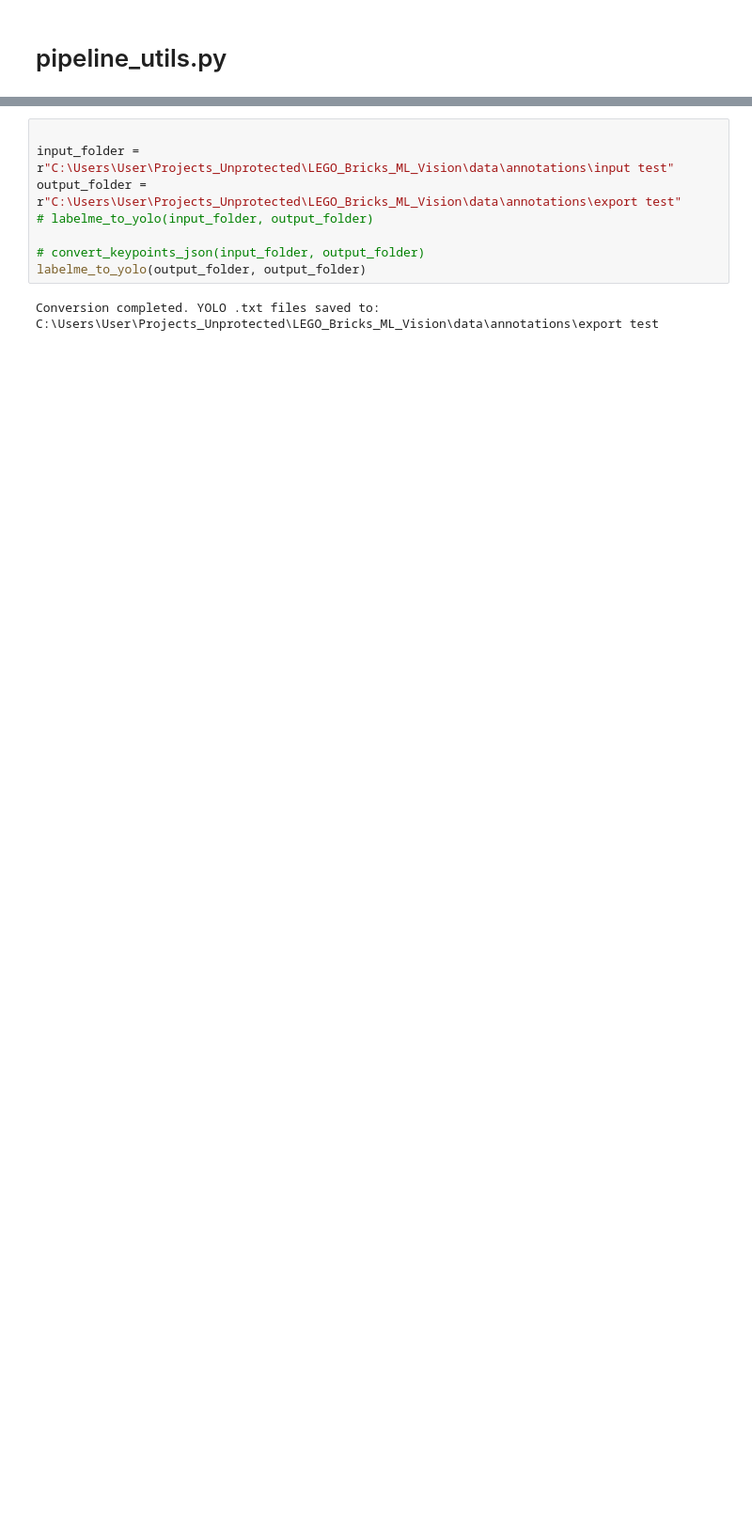
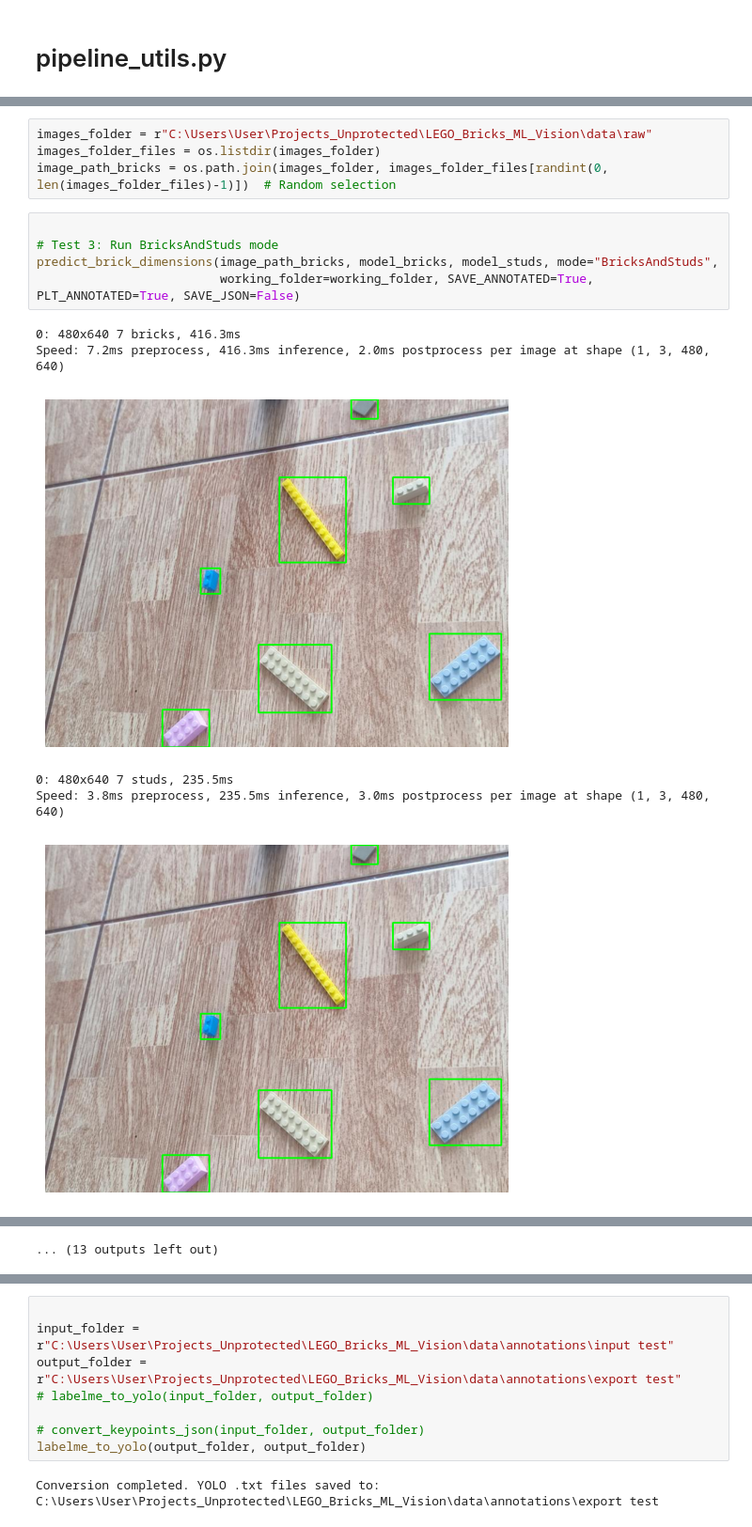
Before and after one commit to MiguelDiLalla/LEGO_Bricks_ML_Vision, a Jupyter notebook: notebooks/Utilities_dev.ipynb, the cells around one changed output, grey strips where cells are left out. Shown at 94% size. Saved outputs shown, nothing was run; the diff lists cells and outputs as text; blank space fills up the shorter version.

```diff
--- a/notebooks/Utilities_dev.ipynb
+++ b/notebooks/Utilities_dev.ipynb
@@ -2388,0 +2734,16 @@ def export_results(results_folder, formats=['json', 'csv']):
+# %%
+images_folder = r"C:\Users\User\Projects_Unprotected\LEGO_Bricks_ML_Vision\data\raw"
+images_folder_files = os.listdir(images_folder)
+image_path_bricks = os.path.join(images_folder, images_folder_files[randint(0, len(images_folder_files)-1)])  # Random selection
+# %%
+
+# Test 3: Run BricksAndStuds mode
+predict_brick_dimensions(image_path_bricks, model_bricks, model_studs, mode="BricksAndStuds",
+                         working_folder=working_folder, SAVE_ANNOTATED=True, PLT_ANNOTATED=True, SAVE_JSON=False)
+# %% [output]
+0: 480x640 7 bricks, 416.3ms
+Speed: 7.2ms preprocess, 416.3ms inference, 2.0ms postprocess per image at shape (1, 3, 480, 640)
+[figure, added]
+0: 480x640 7 studs, 235.5ms
+Speed: 3.8ms preprocess, 235.5ms inference, 3.0ms postprocess per image at shape (1, 3, 480, 640)
+[figure, added]
@@ -2388,0 +2763 @@ def export_results(results_folder, formats=['json', 'csv']):
+... (13 outputs left out)
```
Also changed, not shown: parts of 9 cells of this notebook, 1 other file.
